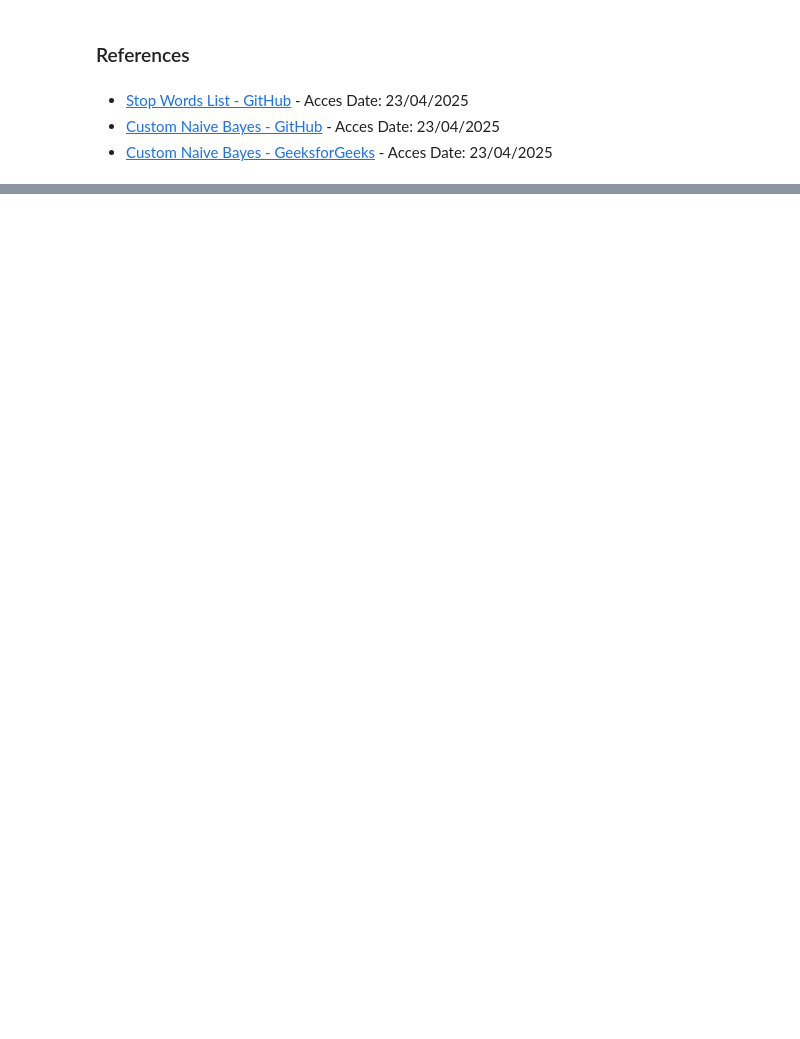
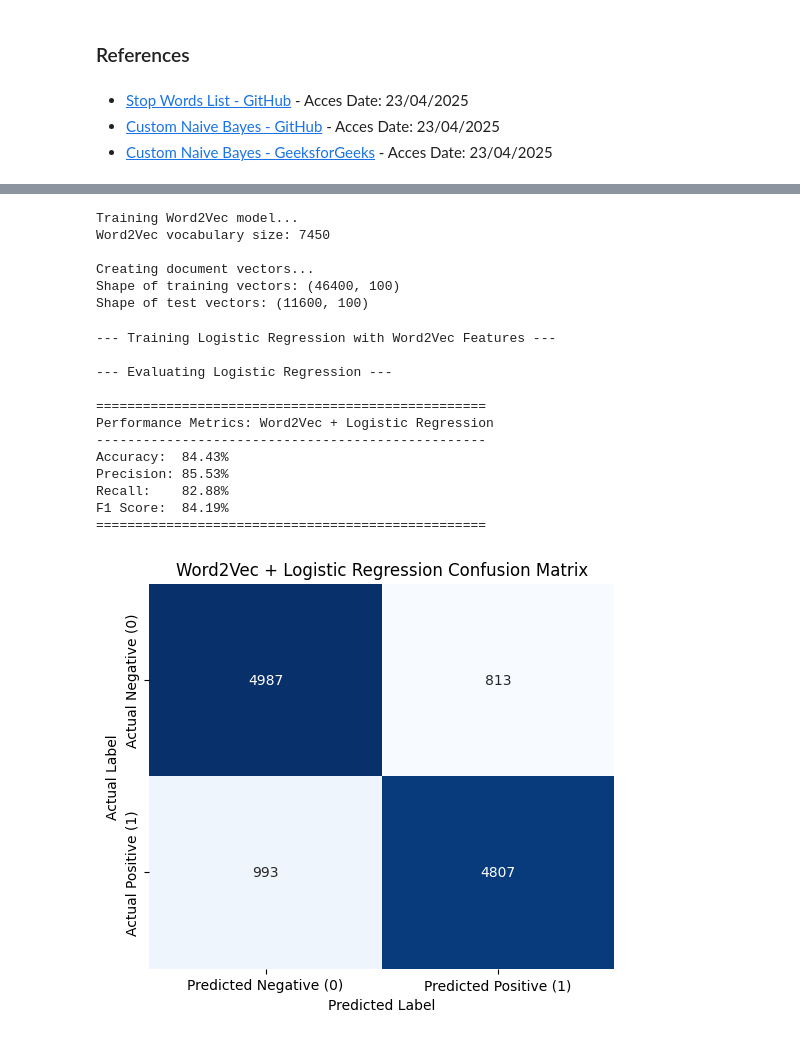
Before and after one commit to Yusufpek/BBM409, a Jupyter notebook: assignment3.ipynb, the cells around one changed output, grey strips where cells are left out. Saved outputs shown, nothing was run; the diff lists cells and outputs as text; code cells hidden in the pictures; blank space fills up the shorter version.

```diff
--- a/assignment3.ipynb
+++ b/assignment3.ipynb
@@ -956,0 +1069,64 @@ This project demonstrates the effectiveness of the Naive Bayes algorithm for tex
+# %%
+# Train Word2Vec model on the NLTK-processed training data
+# Parameters can be tuned (vector_size, window, min_count, workers)
+print("Training Word2Vec model...")
+word2vec_model = Word2Vec(
+    sentences=X_train_tokens_nltk,
+    vector_size=100,  # Dimensionality of the word vectors
+    window=5,       # Context window size
+    min_count=3,    # Ignore words with frequency lower than this
+    workers=4       # Number of threads to use
+)
+print(f"Word2Vec vocabulary size: {len(word2vec_model.wv.index_to_key)}")
+
+# Function to create document vectors by averaging word vectors
+def document_vector(tokens, model):
+    # Filter out words not in the vocabulary
+    tokens_in_vocab = [word for word in tokens if word in model.wv.index_to_key]
+    if not tokens_in_vocab:
+        # Return zero vector if no words are in vocab
+        return np.zeros(model.vector_size)
+    # Average the vectors of the words in the document
+    return np.mean(model.wv[tokens_in_vocab], axis=0)
+
+# Create document vectors for training and test sets
+print("\nCreating document vectors...")
+X_train_vectors = np.array([document_vector(tokens, word2vec_model) for tokens in X_train_tokens_nltk])
+X_test_vectors = np.array([document_vector(tokens, word2vec_model) for tokens in X_test_tokens_nltk])
+
+print(f"Shape of training vectors: {X_train_vectors.shape}")
+print(f"Shape of test vectors: {X_test_vectors.shape}")
+# %% [output]
+Training Word2Vec model...
+Word2Vec vocabulary size: 7450
+
+Creating document vectors...
+Shape of training vectors: (46400, 100)
+Shape of test vectors: (11600, 100)
+# %%
+# Train Logistic Regression model
+print("\n--- Training Logistic Regression with Word2Vec Features ---")
+log_reg = LogisticRegression(random_state=42, max_iter=1000) # Increased max_iter for convergence
+log_reg.fit(X_train_vectors, y_train_nltk)
+
+# Evaluate Logistic Regression model
+print("\n--- Evaluating Logistic Regression ---")
+y_pred_log_reg = log_reg.predict(X_test_vectors)
+
+# Use custom metrics functions for consistency
+metrics_log_reg = show_metrics(y_test_nltk, y_pred_log_reg, "Word2Vec + Logistic Regression")
+plot_confusion_matrix(y_test_nltk, y_pred_log_reg, title="Word2Vec + Logistic Regression Confusion Matrix")
+# %% [output]
+--- Training Logistic Regression with Word2Vec Features ---
+
+--- Evaluating Logistic Regression ---
+
+==================================================
+Performance Metrics: Word2Vec + Logistic Regression
+--------------------------------------------------
+Accuracy:  84.43%
+Precision: 85.53%
+Recall:    82.88%
+F1 Score:  84.19%
+==================================================
+[figure, added]
```
Also changed, not shown: parts of 14 cells of this notebook.
